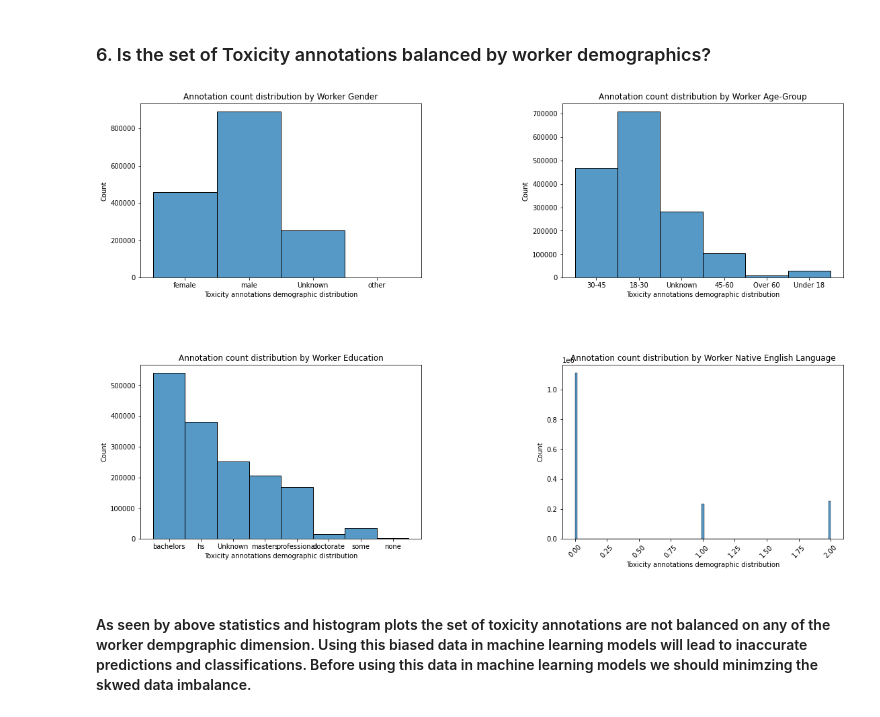
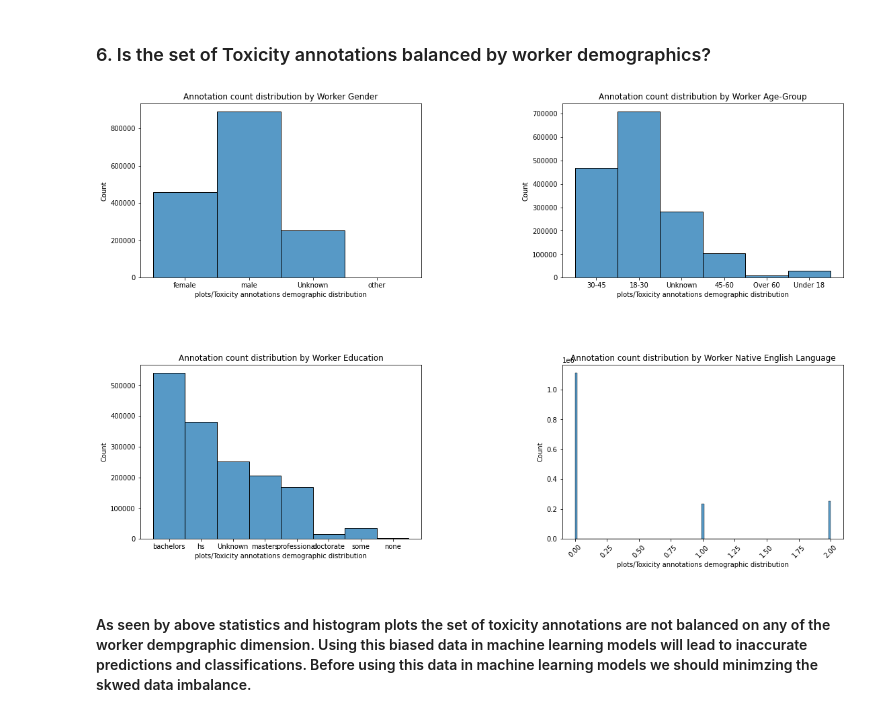
Before and after one commit to amolduw/data-512, a Jupyter notebook: data-512-a2/hcds-a2-data-bias.ipynb, the cells around one changed output. Drawn from its saved outputs; the diff is of its cells as text; code cells hidden in the pictures.

```diff
--- a/data-512-a2/hcds-a2-data-bias.ipynb
+++ b/data-512-a2/hcds-a2-data-bias.ipynb
@@ -293,5 +293,5 @@ plt.xticks(rotation=45)
 plt.subplots_adjust(bottom=0.1, right=1, top=1, wspace = 0.5, hspace=.5)
 plt.savefig('Toxicity annotation workers demographic distribution.png')
 for ax in axs.flatten():
-    ax.set_xlabel('Toxicity annotation workers demographic distribution')
+    ax.set_xlabel('plots/Toxicity annotation workers demographic distribution')
 # %% [output]
@@ -303,22 +303,22 @@ for ax in axs.flatten():
 # %%
 df_toxicity.loc[df_toxicity['english_first_language'] == 'Unknown', 'english_first_language'] = 2
 fig, axs = plt.subplots(nrows=2, ncols=2, figsize=(15,10))
 fig.tight_layout()
 sns.histplot(df_toxicity, x='gender', ax=axs[0][0],
              stat='count').set_title('Annotation count distribution by Worker Gender')
 sns.histplot(df_toxicity, x='age_group', ax=axs[0][1],
              stat='count').set_title('Annotation count distribution by Worker Age-Group')
 sns.histplot(df_toxicity, x='education', ax=axs[1][0],
              stat='count').set_title('Annotation count distribution by Worker Education')
 sns.histplot(df_toxicity, x='english_first_language', ax=axs[1][1],
              stat='count').set_title('Annotation count distribution by Worker Native English Language')
 plt.xticks(rotation=45)
 plt.subplots_adjust(bottom=0.1, right=1, top=1, wspace = 0.5, hspace=.5)
 plt.savefig('Toxicity annotations demographic distribution.png')
 for ax in axs.flatten():
-    ax.set_xlabel('Toxicity annotations demographic distribution')
+    ax.set_xlabel('plots/Toxicity annotations demographic distribution')
 # %% [output]
-[figure, old version]
+[figure, new version]
 # %% [markdown]
 #### As seen by above statistics and histogram plots the set of toxicity annotations  are not balanced on any of the worker dempgraphic dimension. Using this  biased data in machine learning models will lead to inaccurate predictions and classifications. Before using this data in machine learning models we should minimzing the skwed data imbalance.
 # %% [markdown]
```
Also changed, not shown: parts of 3 cells of this notebook.
